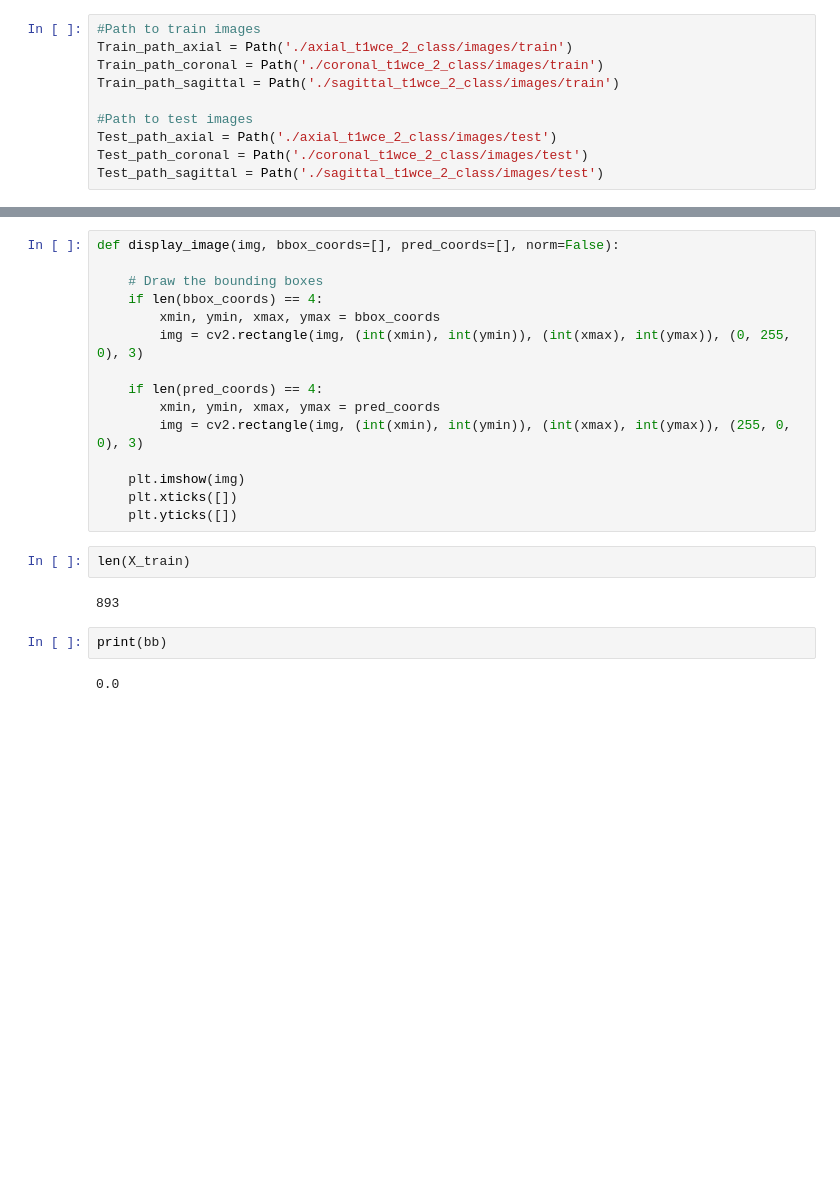
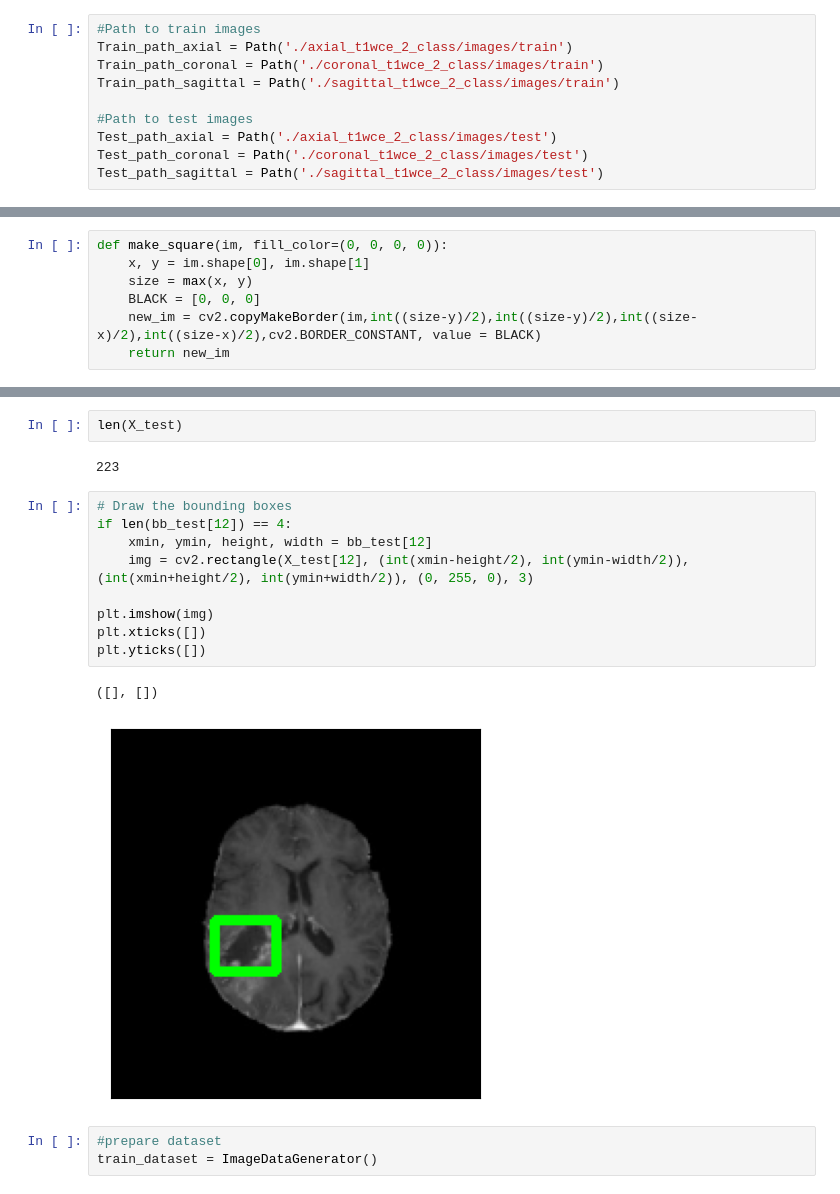
Before and after one commit to AlexiaSprecace99/brain-tumor-object-dectection, a Jupyter notebook: Brain Tumor Object Detection.ipynb, the cells around one changed output, grey strips where cells are left out. Drawn from its saved outputs; the diff is of its cells as text; blank space fills up the shorter version.

Commit message:
resized images

```diff
--- a/Brain Tumor Object Detection.ipynb
+++ b/Brain Tumor Object Detection.ipynb
@@ -45,3 +45,10 @@ array([109.392705,  92.18301 ,  36.81333 ,  38.309925])
+# %%
+def make_square(im, fill_color=(0, 0, 0, 0)):
+    x, y = im.shape[0], im.shape[1]
+    size = max(x, y)
+    BLACK = [0, 0, 0]
+    new_im = cv2.copyMakeBorder(im,int((size-y)/2),int((size-y)/2),int((size-x)/2),int((size-x)/2),cv2.BORDER_CONSTANT, value = BLACK)
+    return new_im
 # %%
 lab = ['axial_t1wce_2_class','coronal_t1wce_2_class', 'sagittal_t1wce_2_class']
 X_train = []
@@ -233,23 +248,19 @@ for i in lab:
+# %%
+len(X_test)
+# %% [output]
+223
 # %%
-def display_image(img, bbox_coords=[], pred_coords=[], norm=False):
+# Draw the bounding boxes
+if len(bb_test[12]) == 4:
+    xmin, ymin, height, width = bb_test[12]
+    img = cv2.rectangle(X_test[12], (int(xmin-height/2), int(ymin-width/2)), (int(xmin+height/2), int(ymin+width/2)), (0, 255, 0), 3)
 
-    # Draw the bounding boxes
-    if len(bbox_coords) == 4:
-        xmin, ymin, xmax, ymax = bbox_coords
-        img = cv2.rectangle(img, (int(xmin), int(ymin)), (int(xmax), int(ymax)), (0, 255, 0), 3)
-
-    if len(pred_coords) == 4:
-        xmin, ymin, xmax, ymax = pred_coords
-        img = cv2.rectangle(img, (int(xmin), int(ymin)), (int(xmax), int(ymax)), (255, 0, 0), 3)
-
-    plt.imshow(img)
-    plt.xticks([])
-    plt.yticks([])
+plt.imshow(img)
+plt.xticks([])
+plt.yticks([])
+# %% [output]
+([], [])
+[figure, added]
-# %%
-len(X_train)
-# %% [output]
-893
-# %%
-print(bb)
-# %% [output]
-0.0
+# %%
+#prepare dataset
+train_dataset = ImageDataGenerator()
```
Also changed, not shown: parts of 7 cells of this notebook.
